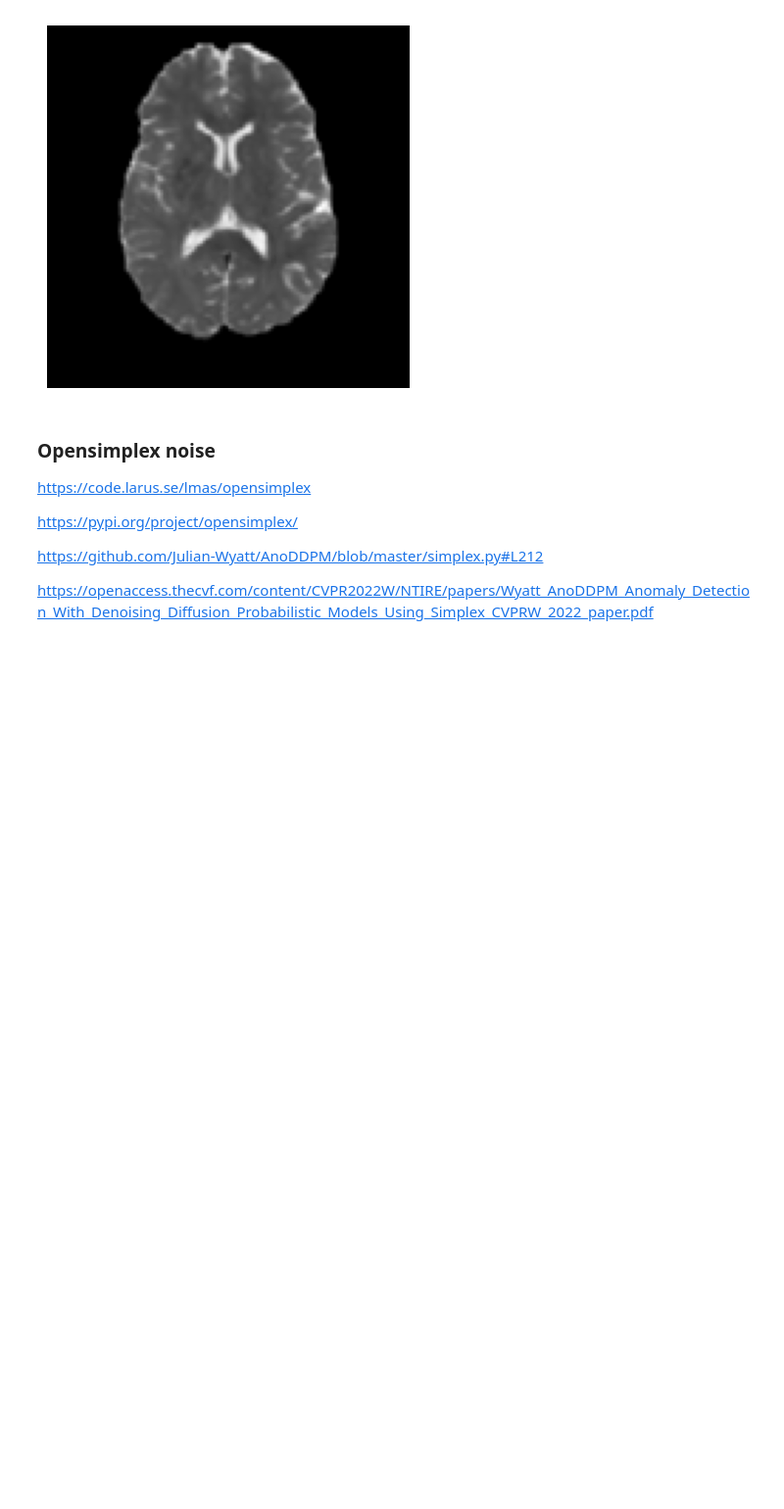
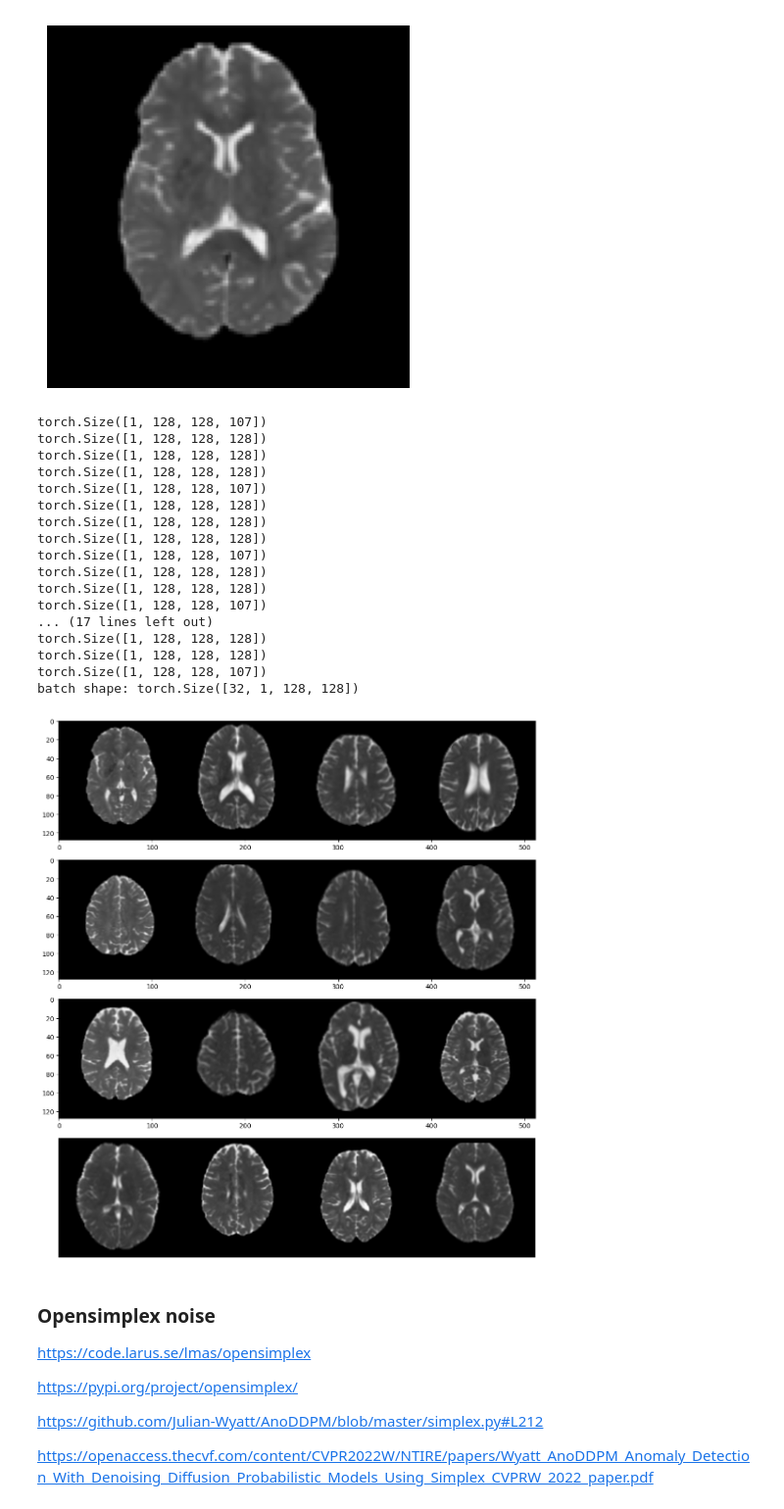
Before and after one commit to theotimefd/AnoDiffExperiments, a Jupyter notebook: experiment_3/exp_3_2_visualize.ipynb, the cells around one changed output. Shown at 98% size. Saved outputs shown, nothing was run; the diff lists cells and outputs as text; code cells hidden in the pictures; blank space fills up the shorter version.

Commit message:
data augmentation & datasets work

```diff
--- a/experiment_3/exp_3_2_visualize.ipynb
+++ b/experiment_3/exp_3_2_visualize.ipynb
@@ -153,13 +152,12 @@ class Get2DSliceWithRandomOffset(transforms.RandomizableTransform):
 
     def randomize(self):
         super().randomize(None)
-        self.rand_offset = random.randint(-1, 1)
+        self.rand_offset = random.randint(-5, 5)
 
     def __call__(self, data):
         #print(data.shape)
         self.randomize()
 
-        #print(self.rand_offset)
         if self.axis==0:
             return data[:, data.shape[1]//2+self.fixed_offset+self.rand_offset,:,:]
         elif self.axis==1:
@@ -232,7 +230,7 @@ train_transforms = transforms.Compose(
         transforms.ResizeWithPadOrCrop(spatial_size=(128, 128)),
     ]
 )
-train_ds = CacheDataset(data=train_datalist, transform=train_transforms) #TODO datalist[:32]
+train_ds = CacheDataset(data=train_datalist[:batch_size], transform=train_transforms) #TODO datalist[:32]
 train_loader = DataLoader(
     #collate_fn=pad_list_data_collate: any tensors are centrally padded to match the shape of the biggest tensor in each dimension
     train_ds, batch_size=batch_size, shuffle=False, num_workers=num_workers, persistent_workers=True, collate_fn=pad_list_data_collate
@@ -269,32 +267,50 @@ test_reconstruction_loader = DataLoader(
 # %%
 
 for i, batch in enumerate(train_loader):
     #print(i)
-    if i==0:
+    if i>=0:break
 
-        print(f"batch shape: {batch.shape}")
-        image_visualisation0 = torch.cat(
-            [batch[0, 0], batch[1, 0], batch[2, 0], batch[3, 0]], dim=1
-        )
-        image_visualisation1 = torch.cat(
-            [batch[4, 0], batch[5, 0], batch[6, 0], batch[7, 0]], dim=1
-        )
-        image_visualisation2 = torch.cat(
-            [batch[8, 0], batch[9, 0], batch[10, 0], batch[11, 0]], dim=1
-        )
-        image_visualisation3 = torch.cat(
-            [batch[12, 0], batch[13, 0], batch[14, 0], batch[15, 0]], dim=1
-        )
-        fig, (ax0, ax1, ax2, ax3) = plt.subplots(4,figsize=(12, 12))
+    print(f"batch shape: {batch.shape}")
+    image_visualisation0 = torch.cat(
+        [batch[0, 0], batch[1, 0], batch[2, 0], batch[3, 0]], dim=1
+    )
+    image_visualisation1 = torch.cat(
+        [batch[4, 0], batch[5, 0], batch[6, 0], batch[7, 0]], dim=1
+    )
+    image_visualisation2 = torch.cat(
+        [batch[8, 0], batch[9, 0], batch[10, 0], batch[11, 0]], dim=1
+    )
+    image_visualisation3 = torch.cat(
+        [batch[12, 0], batch[13, 0], batch[14, 0], batch[15, 0]], dim=1
+    )
+    fig, (ax0, ax1, ax2, ax3) = plt.subplots(4,figsize=(12, 12))
 
-        ax0.imshow(image_visualisation0, cmap="gray")
-        ax1.imshow(image_visualisation1, cmap="gray")
-        ax2.imshow(image_visualisation2, cmap="gray")
-        ax3.imshow(image_visualisation3, cmap="gray")
-        plt.axis("off")
-        plt.tight_layout()
-        plt.show()
-    break
+    ax0.imshow(image_visualisation0, cmap="gray")
+    ax1.imshow(image_visualisation1, cmap="gray")
+    ax2.imshow(image_visualisation2, cmap="gray")
+    ax3.imshow(image_visualisation3, cmap="gray")
+    plt.axis("off")
+    plt.tight_layout()
+    plt.show()
+# %% [output]
+torch.Size([1, 128, 128, 107])
+torch.Size([1, 128, 128, 128])
+torch.Size([1, 128, 128, 128])
+torch.Size([1, 128, 128, 128])
+torch.Size([1, 128, 128, 107])
+torch.Size([1, 128, 128, 128])
+torch.Size([1, 128, 128, 128])
+torch.Size([1, 128, 128, 128])
+torch.Size([1, 128, 128, 107])
+torch.Size([1, 128, 128, 128])
+torch.Size([1, 128, 128, 128])
+torch.Size([1, 128, 128, 107])
+... (17 lines left out)
+torch.Size([1, 128, 128, 128])
+torch.Size([1, 128, 128, 128])
+torch.Size([1, 128, 128, 107])
+batch shape: torch.Size([32, 1, 128, 128])
+[figure, added]
 # %% [markdown]
 ### Opensimplex noise
 
```
Also changed, not shown: parts of 2 cells of this notebook, 17 other files.
